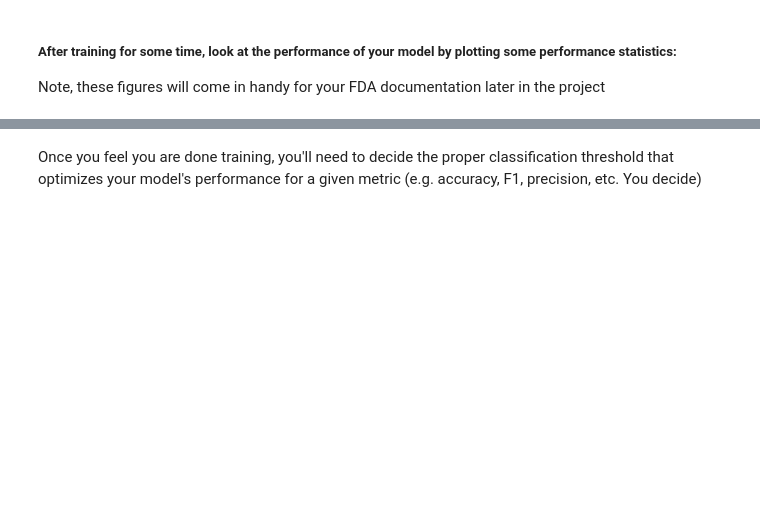
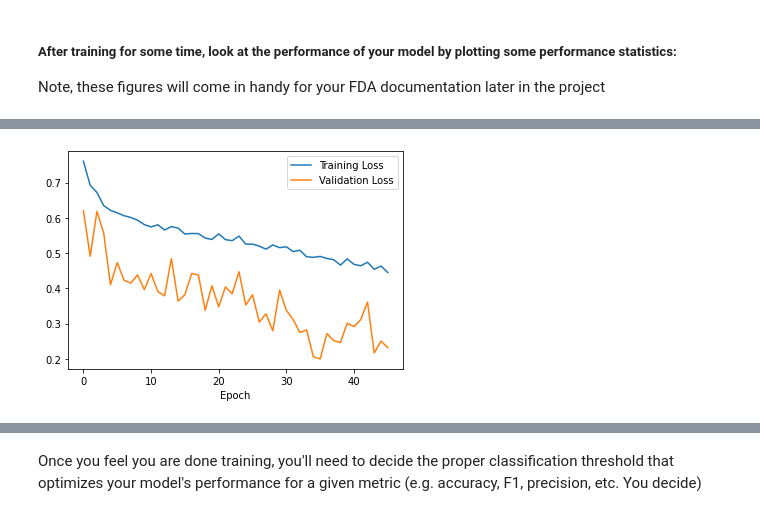
Before and after one commit to ShyamPanj/Pneumonia_Detector, a Jupyter notebook: Build and train model.ipynb, the cells around one changed output, grey strips where cells are left out. Saved outputs shown, nothing was run; the diff lists cells and outputs as text; code cells hidden in the pictures; blank space fills up the shorter version.

```diff
--- a/Build and train model.ipynb
+++ b/Build and train model.ipynb
@@ -406,0 +307,5 @@ _________________________________________________________________
+# %%
+optimizer = Adam(lr=1e-4)
+loss = 'binary_crossentropy'
+metrics = ['binary_accuracy']
+new_model.compile(optimizer=optimizer, loss=loss, metrics=metrics)
@@ -411,4 +330,4 @@ _________________________________________________________________
 
 # Todo
 
-history = final_mdl.fit_generator(train_gen,validation_data = (valX, valY),epochs =50,callbacks = callbacks_list)
+history = new_model.fit_generator(train_gen,validation_data = (valX, valY),epochs =50,callbacks = callbacks_list)
@@ -427,22 +366,38 @@ def plot_auc(t_y, p_y):
 
     ## Hint: can use scikit-learn's built in functions here like roc_curve
 
-    # Todo
+# Todo
+    fpr, tpr, thresholds =roc_curve(t_y, p_y)
 
-    return
+    plt.plot(fpr,tpr)
+    plt.xlabel('False Positive Rate')
+    plt.ylabel('True Positive Rate')
+    plt.title('ROC Curve')
+
+    return fpr, tpr, thresholds
 
 ## what other performance statistics do you want to include here besides AUC?
 
 
-# def ...
-# Todo
+def precision_recall(t_y, p_y):
+    fpr, tpr, thresholds=roc_curve(t_y, p_y)
 
-# def ...
+    Total_P=sum(t_y)
+    Total_N=len(t_y)-Total_P
+    tp=tpr*Total_P # tp: true positive
+    fp=fpr*Total_N # fp: false positive
+
+    recall=tpr
+    precision=tp/(tp+fp)
+
+    return precision,recall
 # Todo
 
 #Also consider plotting the history of your model training:
 
 def plot_history(history):
-
+    plt.plot(history.epoch,history.history['loss'])
+    plt.plot(history.epoch,history.history['val_loss'])
+    plt.legend(['Training Loss','Validation Loss'])
+    plt.xlabel('Epoch')
     # Todo
-    return
@@ -452,0 +404,5 @@ def plot_history(history):
+# %%
+## Plotting Model history
+plot_history(history)
+# %% [output]
+[figure, added]
```
Also changed, not shown: parts of 18 cells of this notebook.
